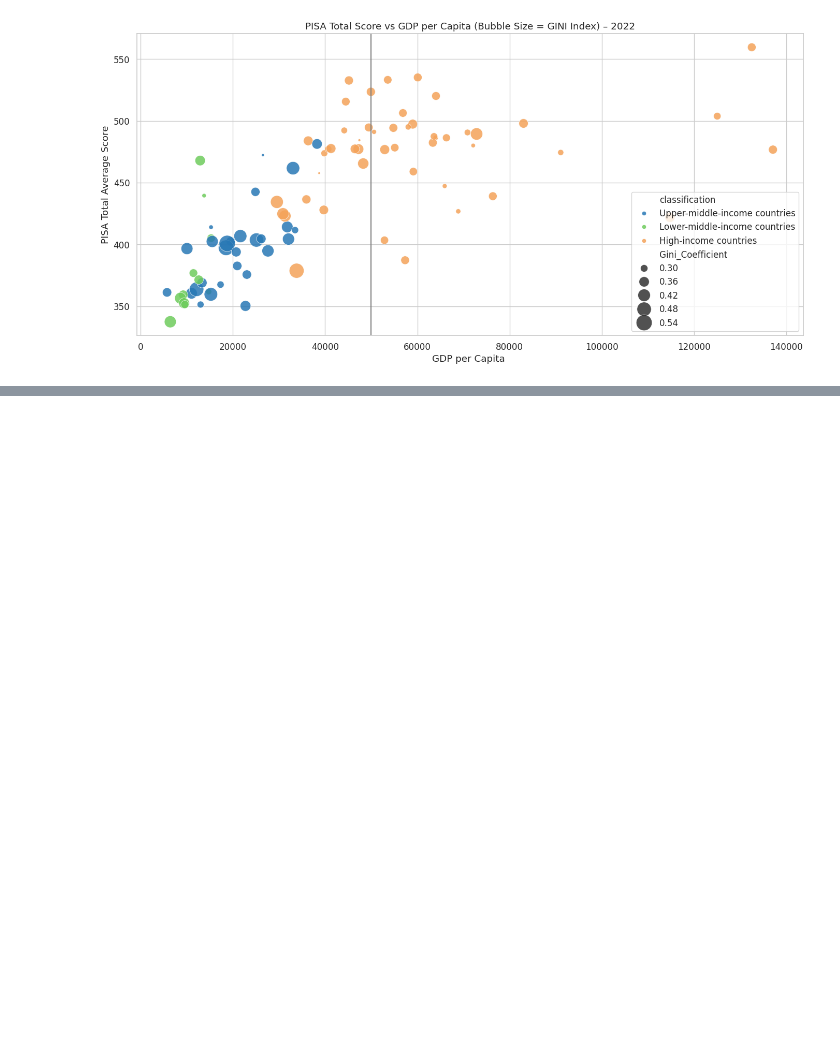
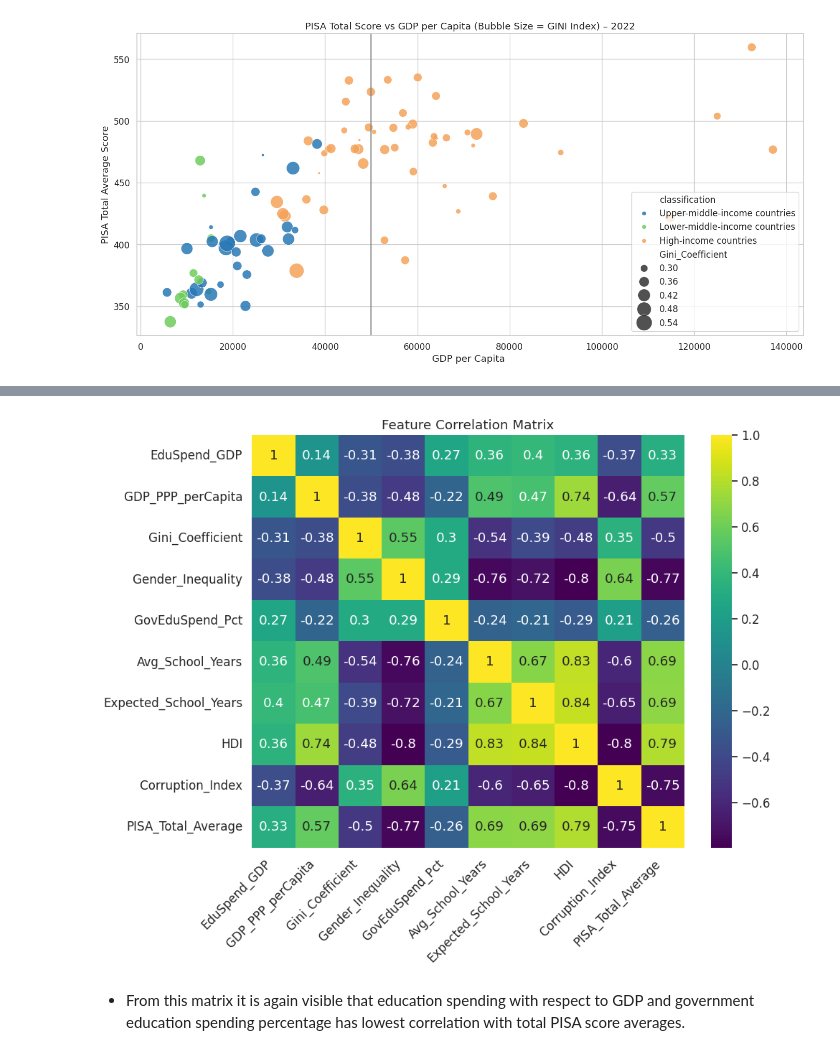
Before and after one commit to Zeynep243/DSA-210-Project, a Jupyter notebook: EDA_and_Hypothesis_Testing.ipynb, the cells around one changed output, grey strips where cells are left out. Saved outputs shown, nothing was run; the diff lists cells and outputs as text; code cells hidden in the pictures; blank space fills up the shorter version.

Commit message:
Data Visualization and Hypothesis Testing

```diff
--- a/EDA_and_Hypothesis_Testing.ipynb
+++ b/EDA_and_Hypothesis_Testing.ipynb
@@ -525,0 +677,43 @@ plt.show()
+# %%
+
+df = pd.read_csv("complete_data.csv")
+
+df2 = df.drop(columns=["Entity",
+    "Year",
+    "classification",
+    "Math_PISA_Female",
+    "Math_PISA_Male",
+    "World_Region",
+    "Read_PISA_Female",
+    "Read_PISA_Male",
+    "Sci_PISA_Female",
+    "Sci_PISA_Male",
+    "Population",
+    "Math_PISA_Total",
+    "Read_PISA_Total",
+    "Sci_PISA_Total" , 'PISA_Girls_Average','PISA_Girls_Average','PISA_Boys_Average', 'Mean_School_Years_M','Mean_School_Years_F', 'Unnamed: 0'])
+
+corr = df2.corr()
+
+plt.figure(figsize=(10, 8))
+
+sns.heatmap(
+    corr,
+    annot=True,
+    xticklabels=corr.columns,
+    yticklabels=corr.columns,
+    cmap="viridis",
+
+)
+
+
+plt.title("Feature Correlation Matrix")
+plt.xticks(rotation=45, ha='right')
+plt.yticks()
+plt.tight_layout()
+
+plt.show()
+# %% [output]
+[figure, added]
+# %% [markdown]
+* From this matrix it is again visible that education spending with respect to GDP and government education spending percentage has lowest correlation with total PISA score averages.
```
Also changed, not shown: parts of 20 cells of this notebook.
